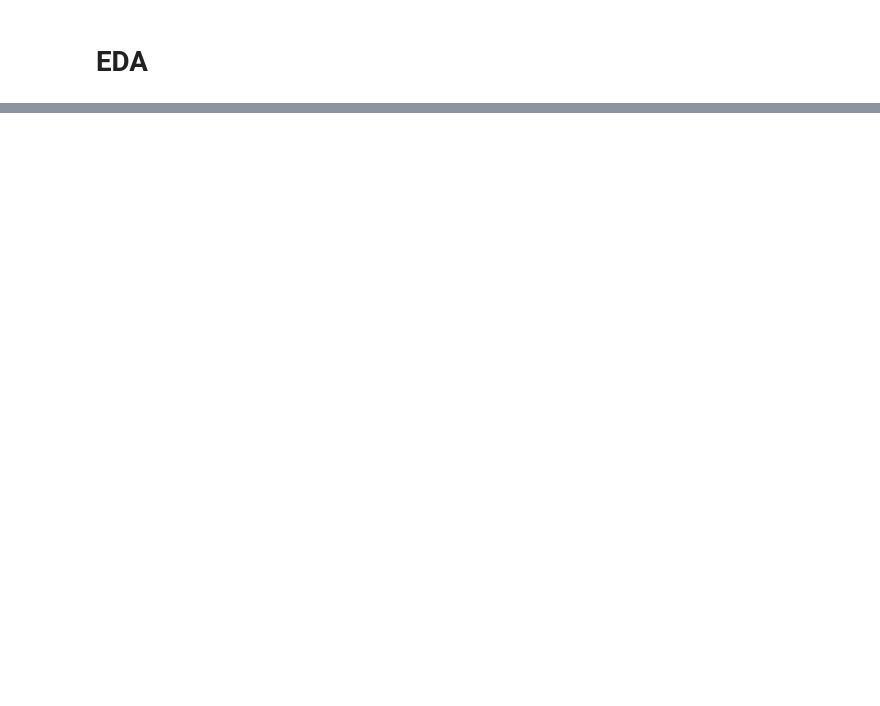
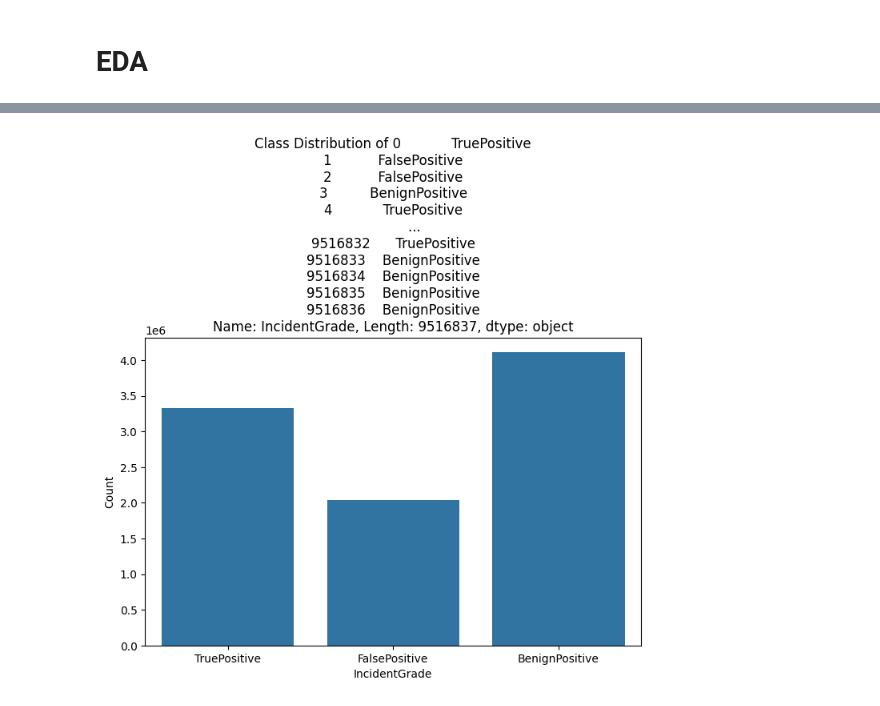
Before and after one commit to Avijit-Jana/Classifying_Cybersecurity_Incidents_Machine_Learning, a Jupyter notebook: NoteBooks/Data_Exploration_&_Understanding.ipynb, the cells around one changed output, grey strips where cells are left out. Cells and saved outputs as stored; diff of their text form; code cells hidden in the pictures; blank space fills up the shorter version.

```diff
--- a/NoteBooks/Data_Exploration_&_Understanding.ipynb
+++ b/NoteBooks/Data_Exploration_&_Understanding.ipynb
@@ -115,0 +89,9 @@ plt.show()
+# %%
+plt.figure(figsize=(8, 5))
+sns.countplot(x=df['IncidentGrade'], data=df)
+plt.title(f"Class Distribution of {df['IncidentGrade']}")
+plt.xlabel('IncidentGrade')
+plt.ylabel("Count")
+plt.show()
+# %% [output]
+[figure, added]
```
Also changed, not shown: parts of 9 cells of this notebook.
